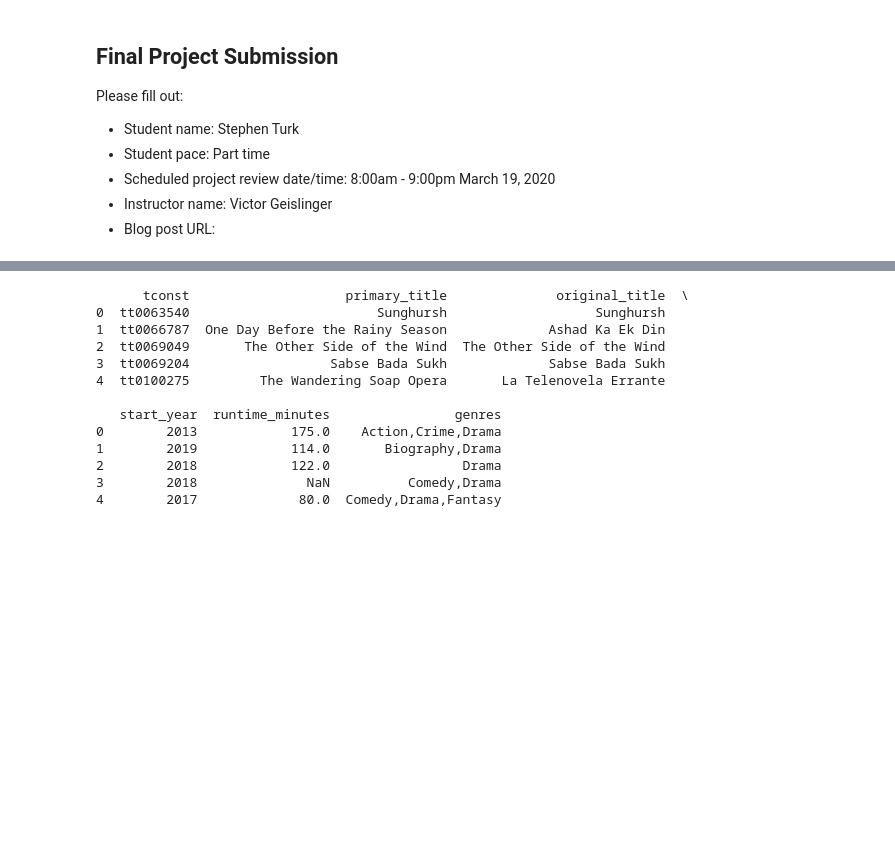
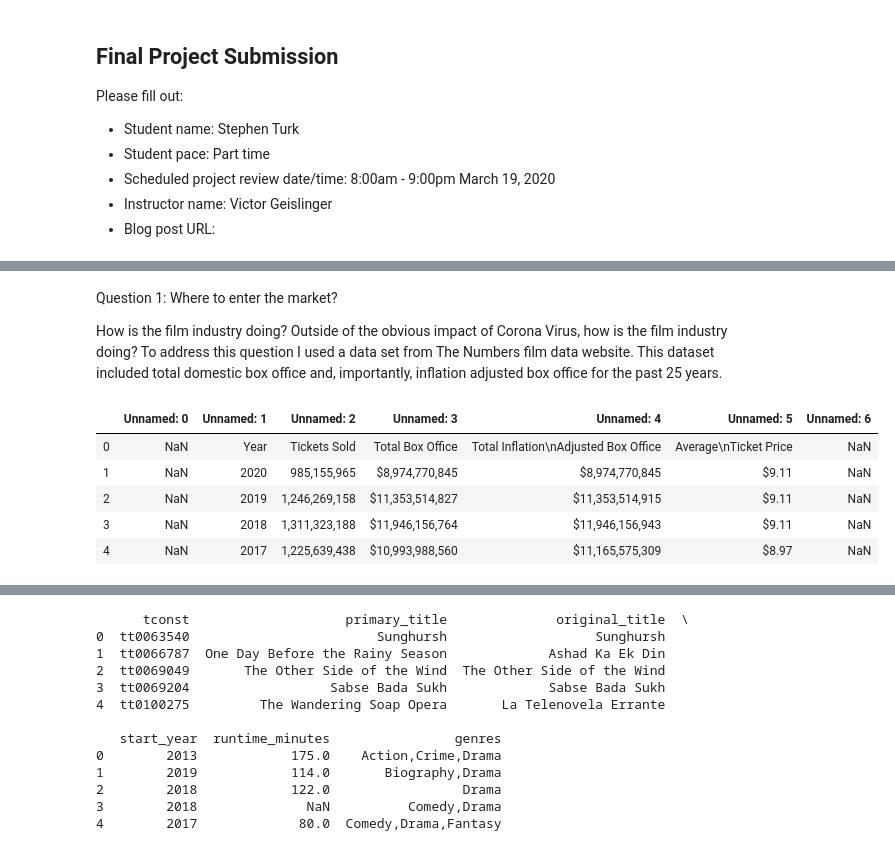
Before and after one commit to StephenTurk/mod1_project, a Jupyter notebook: student.ipynb, the cells around one changed output, grey strips where cells are left out. Drawn from its saved outputs; the diff is of its cells as text; code cells hidden in the pictures; blank space fills up the shorter version.

```diff
--- a/student.ipynb
+++ b/student.ipynb
@@ -18,0 +28,6 @@ Beginning this project the first step was to find a focus for where to advice th
+# %% [markdown]
+Question 1: Where to enter the market?
+
+
+How is the film industry doing? Outside of the obvious impact of Corona Virus, how is the film industry doing?
+To address this question I used a data set from The Numbers film data website. This dataset included total domestic box office and, importantly, inflation adjusted box office for the past 25 years.
@@ -18,0 +36,9 @@ Beginning this project the first step was to find a focus for where to advice th
+# %%
+yearly_rev_df.head() #This data has many things we need, but is a bit ugly.
+# %% [output]
+|  | Unnamed: 0 | Unnamed: 1 | Unnamed: 2 | Unnamed: 3 | Unnamed: 4 | Unnamed: 5 | Unnamed: 6 |
+| 0 | NaN | Year | Tickets Sold | Total Box Office | Total Inflation\nAdjusted Box Office | Average\nTicket Price | NaN |
+| 1 | NaN | 2020 | 985,155,965 | $8,974,770,845 | $8,974,770,845 | $9.11 | NaN |
+| 2 | NaN | 2019 | 1,246,269,158 | $11,353,514,827 | $11,353,514,915 | $9.11 | NaN |
+| 3 | NaN | 2018 | 1,311,323,188 | $11,946,156,764 | $11,946,156,943 | $9.11 | NaN |
+| 4 | NaN | 2017 | 1,225,639,438 | $10,993,988,560 | $11,165,575,309 | $8.97 | NaN |
```
Also changed, not shown: parts of 35 cells of this notebook, 2 other files.
